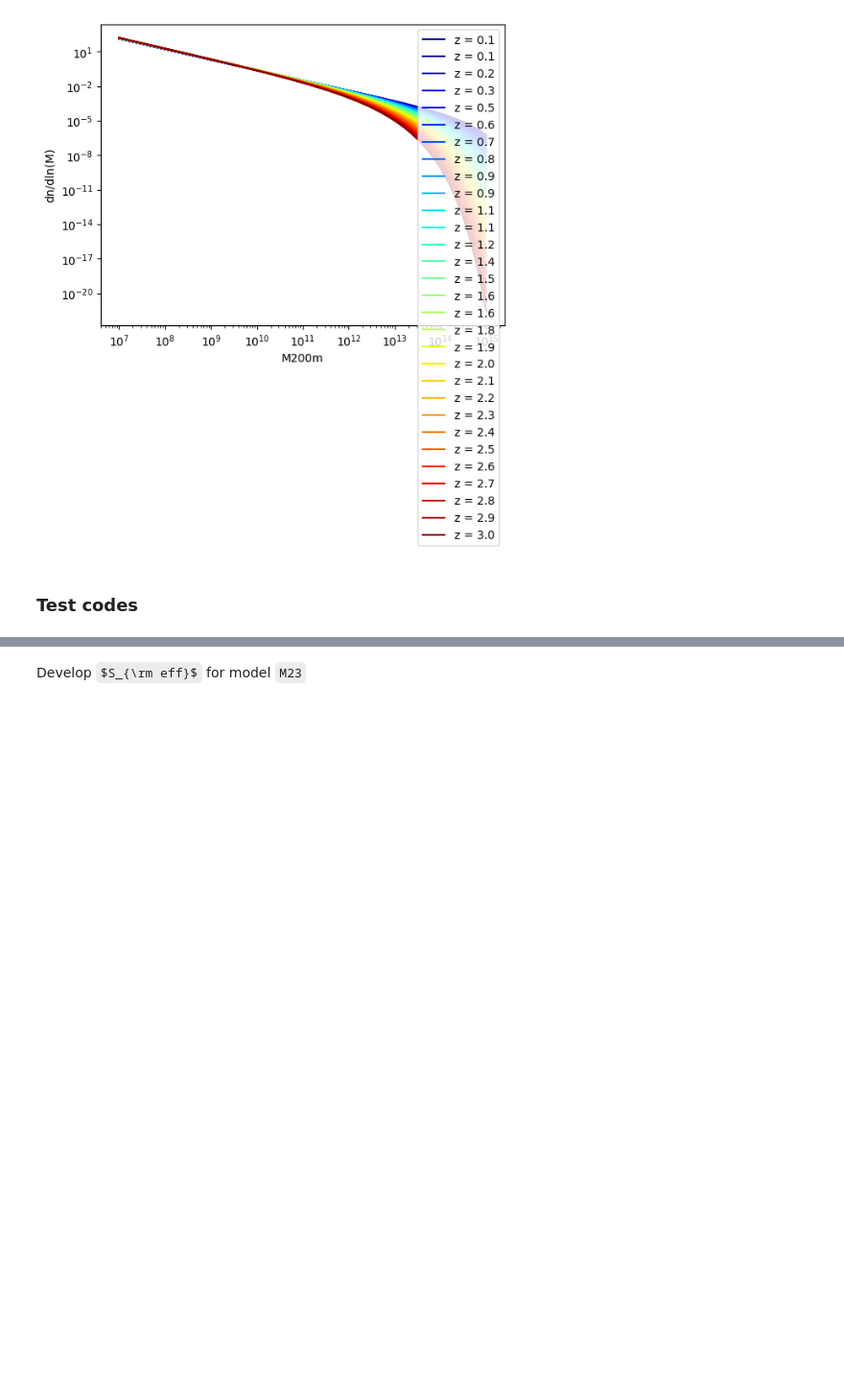
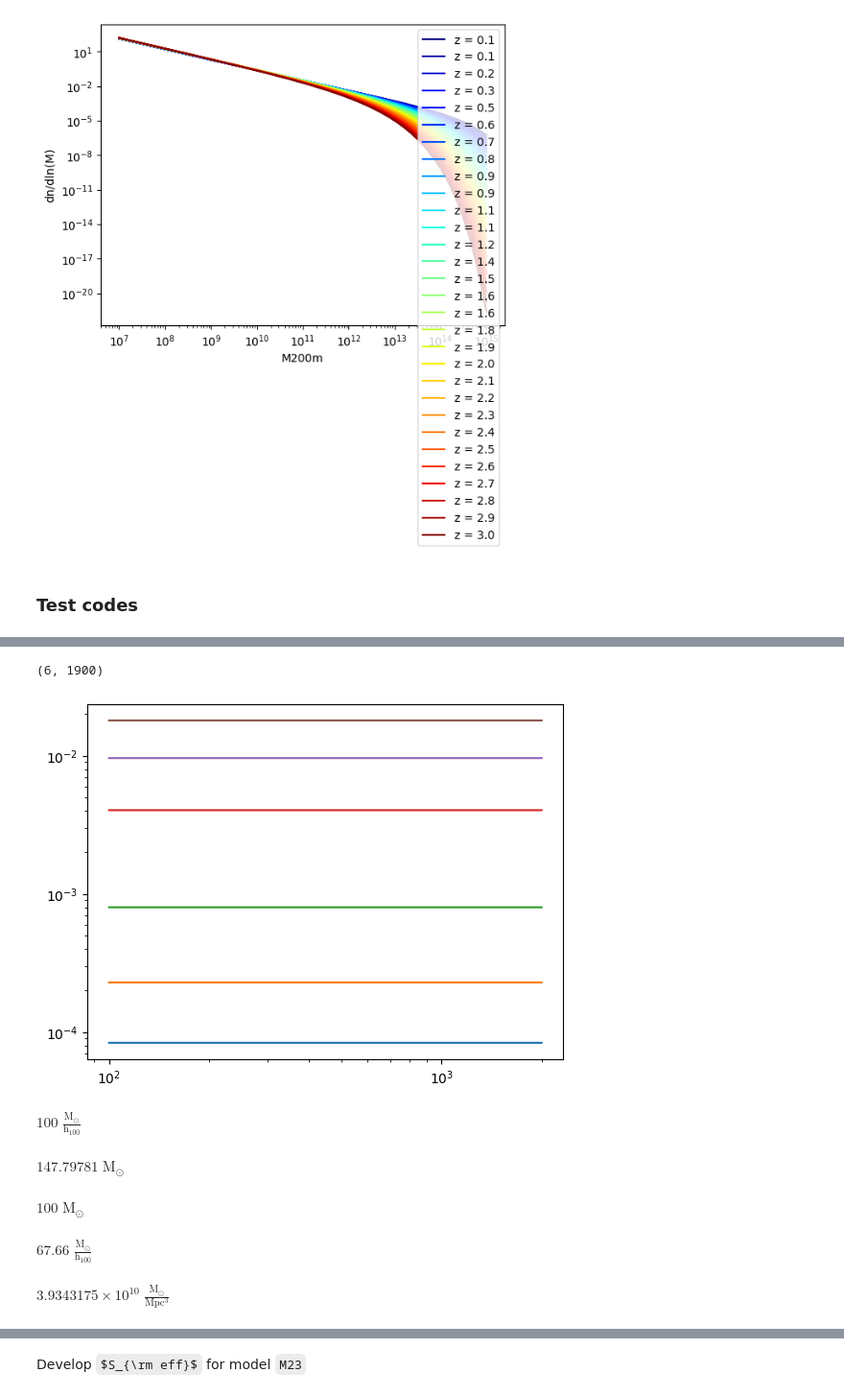
Before and after one commit to destrys/galCIB, a Jupyter notebook: base-lcdm.ipynb, the cells around one changed output, grey strips where cells are left out. Shown at 96% size. Saved outputs shown, nothing was run; the diff lists cells and outputs as text; code cells hidden in the pictures; some formulas as TeX source; blank space fills up the shorter version.

```diff
--- a/base-lcdm.ipynb
+++ b/base-lcdm.ipynb
@@ -135,0 +161,15 @@ with open('data/hmfz.p', 'wb') as handle:
+# %%
+shotcib = np.zeros((nfreq, nl))
+shotcib.shape
+# %% [output]
+(6, 1900)
+# %%
+sa = np.array([1.3*0.116689509208305475, 1.3*0.8714424869942087, 14., 357., 2349., 7407.])
+sa[2:] = sar
+# %%
+for i in range(nfreq):
+    shotcib[i,:] = sa[i]
+# %%
+r_l = 1.0 # FIXME: line 333 of run_driver ?
+shotgal = 4.618165243131944e-08*np.ones_like(ell)
+crossshot = r_l*np.sqrt(shotcib*shotgal)
@@ -135,0 +178,28 @@ with open('data/hmfz.p', 'wb') as handle:
+# %%
+for i in range(6):
+    plt.loglog(ell, crossshot[i])
+# %% [output]
+[figure, added]
+# %%
+tmpM = 100 * u.Msun * cu.littleh**-1
+tmpM
+# %% [output]
+$100 \; \mathrm{\frac{M_{\odot}}{h_{100}}}$
+# %%
+tmpM.to(u.Msun, cu.with_H0(planck.H0))
+# %% [output]
+$147.79781 \; \mathrm{M_{\odot}}$
+# %%
+tmpM2 = 100 * u.Msun
+tmpM2
+# %% [output]
+$100 \; \mathrm{M_{\odot}}$
+# %%
+tmpM2.to(u.Msun * cu.littleh**-1, cu.with_H0(planck.H0))
+# %% [output]
+$67.66 \; \mathrm{\frac{M_{\odot}}{h_{100}}}$
+# %%
+mean_density0 = (planck.Om0*planck.critical_density0).to(u.Msun/u.Mpc**3)
+mean_density0
+# %% [output]
+$3.9343175 \times 10^{10} \; \mathrm{\frac{M_{\odot}}{Mpc^{3}}}$
```
Also changed, not shown: parts of 66 cells of this notebook, 8 other files.
